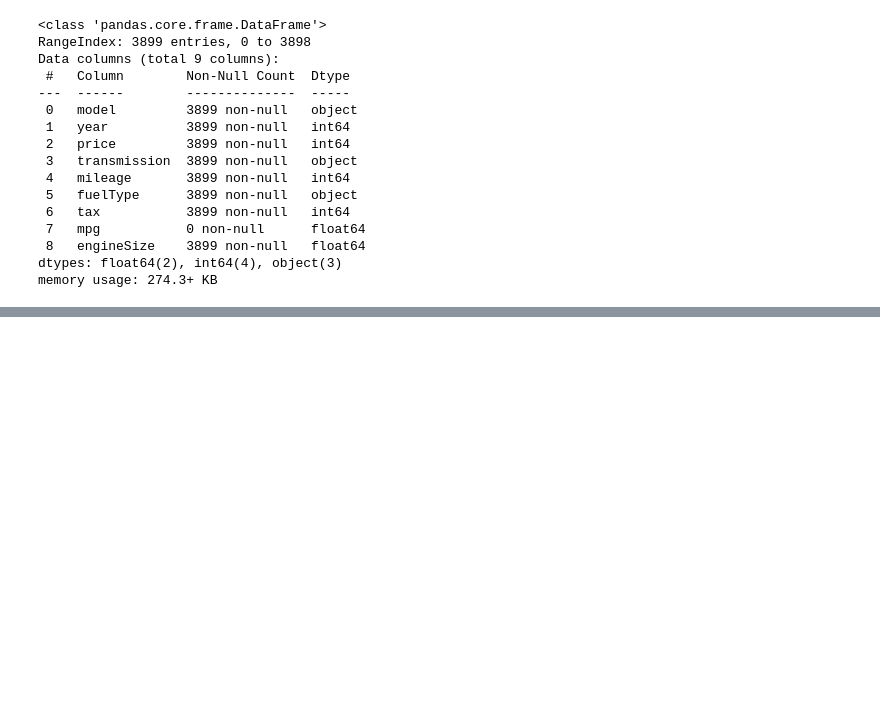
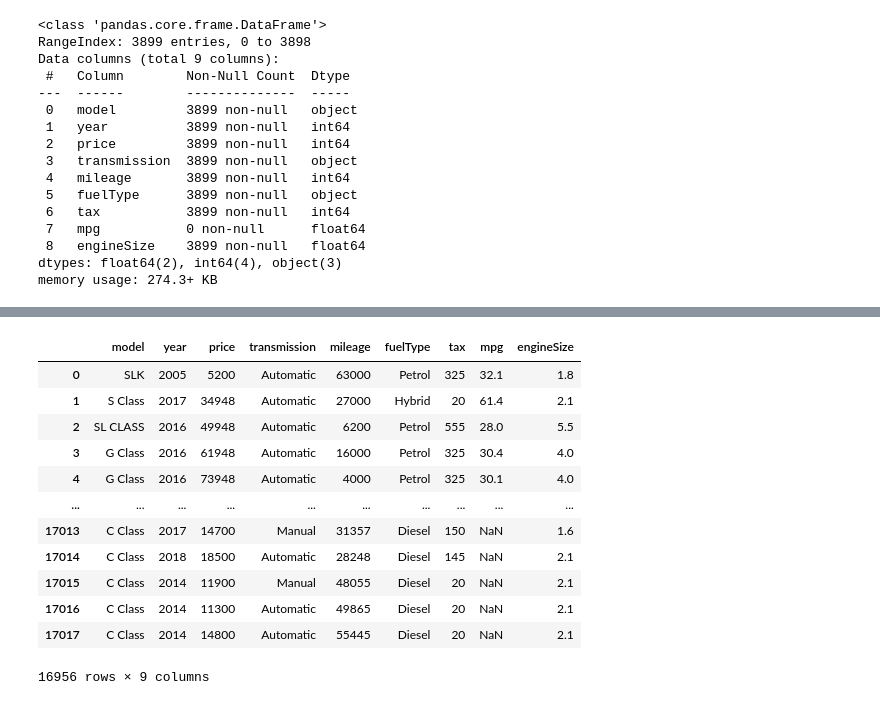
Before and after one commit to d-widyantama/ML-Regression-UsedCarsPrediction-finpro-alpha, a Jupyter notebook: 1-Data Preparation.ipynb, the cells around one changed output, grey strips where cells are left out. Cells and saved outputs as stored; diff of their text form; code cells hidden in the pictures; blank space fills up the shorter version.

```diff
--- a/1-Data Preparation.ipynb
+++ b/1-Data Preparation.ipynb
@@ -245,0 +312,16 @@ Name: count, dtype: int64
+# %%
+mercedes
+# %% [output]
+|  | model | year | price | transmission | mileage | fuelType | tax | mpg | engineSize |
+| 0 | SLK | 2005 | 5200 | Automatic | 63000 | Petrol | 325 | 32.1 | 1.8 |
+| 1 | S Class | 2017 | 34948 | Automatic | 27000 | Hybrid | 20 | 61.4 | 2.1 |
+| 2 | SL CLASS | 2016 | 49948 | Automatic | 6200 | Petrol | 555 | 28.0 | 5.5 |
+| 3 | G Class | 2016 | 61948 | Automatic | 16000 | Petrol | 325 | 30.4 | 4.0 |
+| 4 | G Class | 2016 | 73948 | Automatic | 4000 | Petrol | 325 | 30.1 | 4.0 |
+| ... | ... | ... | ... | ... | ... | ... | ... | ... | ... |
+| 17013 | C Class | 2017 | 14700 | Manual | 31357 | Diesel | 150 | NaN | 1.6 |
+| 17014 | C Class | 2018 | 18500 | Automatic | 28248 | Diesel | 145 | NaN | 2.1 |
+| 17015 | C Class | 2014 | 11900 | Manual | 48055 | Diesel | 20 | NaN | 2.1 |
+| 17016 | C Class | 2014 | 11300 | Automatic | 49865 | Diesel | 20 | NaN | 2.1 |
+| 17017 | C Class | 2014 | 14800 | Automatic | 55445 | Diesel | 20 | NaN | 2.1 |
+16956 rows × 9 columns
```
Also changed, not shown: parts of 7 cells of this notebook.
